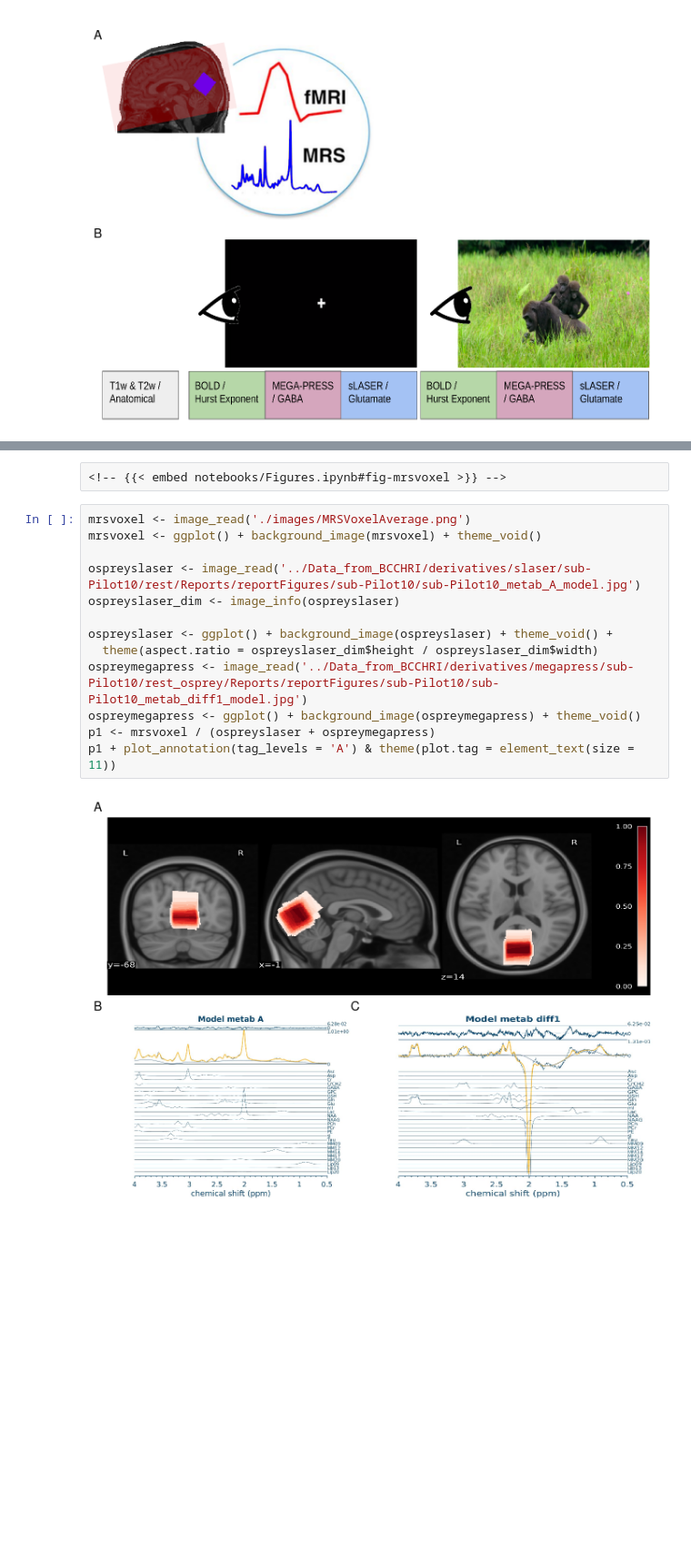
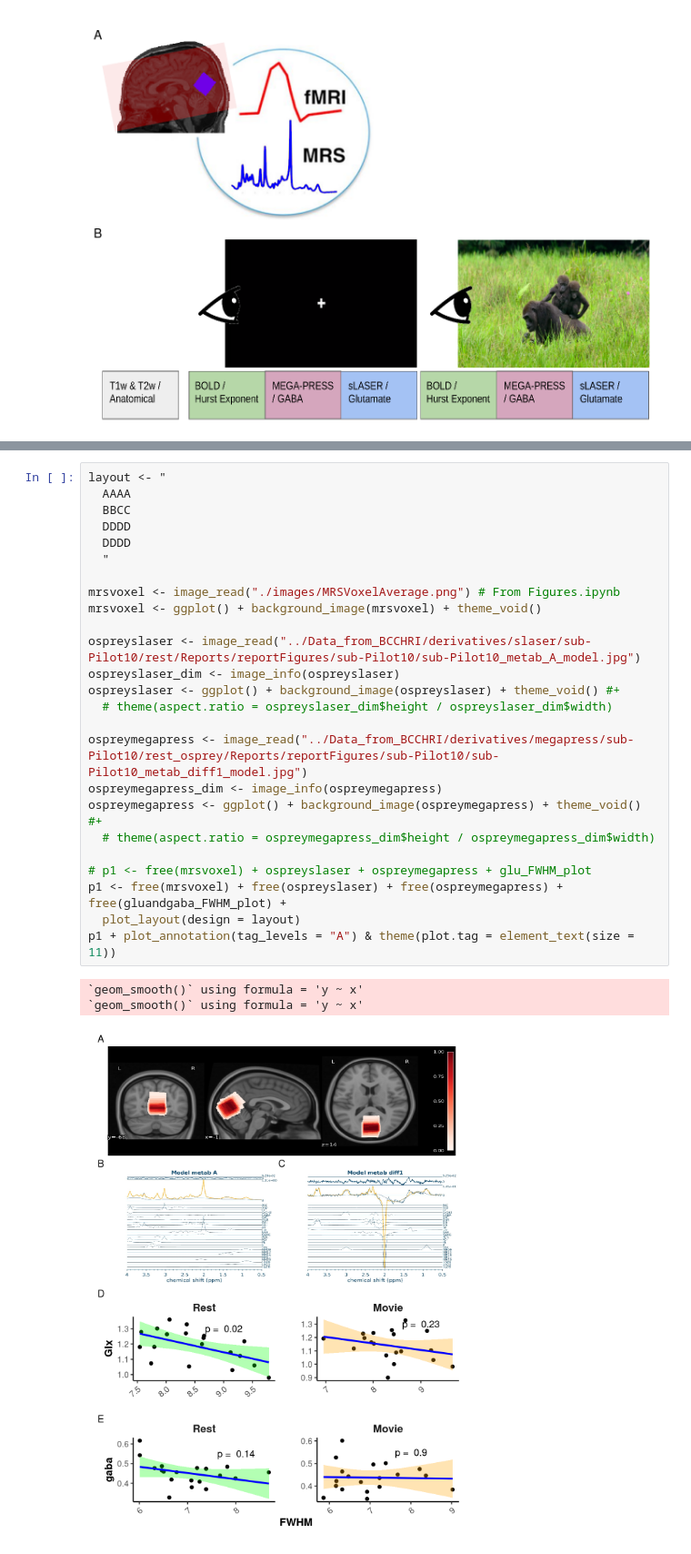
Before and after one commit to WeberLab/EI_Hurst_Manuscript, a Jupyter notebook: index.embed.ipynb, the cells around one changed output, grey strips where cells are left out. Shown at 91% size. Cells and saved outputs as stored; diff of their text form; blank space fills up the shorter version.

```diff
--- a/index.embed.ipynb
+++ b/index.embed.ipynb
@@ -188,17 +181,29 @@ An average of all MRS voxel placements can be seen in @fig-mrsquality A.
-# %% [raw]
-<!-- {{< embed notebooks/Figures.ipynb#fig-mrsvoxel >}} -->
 # %%
-mrsvoxel <- image_read('./images/MRSVoxelAverage.png')
+layout <- "
+  AAAA
+  BBCC
+  DDDD
+  DDDD
+  "
+
+mrsvoxel <- image_read("./images/MRSVoxelAverage.png") # From Figures.ipynb
 mrsvoxel <- ggplot() + background_image(mrsvoxel) + theme_void()
 
-ospreyslaser <- image_read('../Data_from_BCCHRI/derivatives/slaser/sub-Pilot10/rest/Reports/reportFigures/sub-Pilot10/sub-Pilot10_metab_A_model.jpg')
+ospreyslaser <- image_read("../Data_from_BCCHRI/derivatives/slaser/sub-Pilot10/rest/Reports/reportFigures/sub-Pilot10/sub-Pilot10_metab_A_model.jpg")
 ospreyslaser_dim <- image_info(ospreyslaser)
+ospreyslaser <- ggplot() + background_image(ospreyslaser) + theme_void() #+
+  # theme(aspect.ratio = ospreyslaser_dim$height / ospreyslaser_dim$width)
 
-ospreyslaser <- ggplot() + background_image(ospreyslaser) + theme_void() +
-  theme(aspect.ratio = ospreyslaser_dim$height / ospreyslaser_dim$width)
-ospreymegapress <- image_read('../Data_from_BCCHRI/derivatives/megapress/sub-Pilot10/rest_osprey/Reports/reportFigures/sub-Pilot10/sub-Pilot10_metab_diff1_model.jpg')
-ospreymegapress <- ggplot() + background_image(ospreymegapress) + theme_void()
-p1 <- mrsvoxel / (ospreyslaser + ospreymegapress)
-p1 + plot_annotation(tag_levels = 'A') & theme(plot.tag = element_text(size = 11))
+ospreymegapress <- image_read("../Data_from_BCCHRI/derivatives/megapress/sub-Pilot10/rest_osprey/Reports/reportFigures/sub-Pilot10/sub-Pilot10_metab_diff1_model.jpg")
+ospreymegapress_dim <- image_info(ospreymegapress)
+ospreymegapress <- ggplot() + background_image(ospreymegapress) + theme_void() #+
+  # theme(aspect.ratio = ospreymegapress_dim$height / ospreymegapress_dim$width)
+
+# p1 <- free(mrsvoxel) + ospreyslaser + ospreymegapress + glu_FWHM_plot
+p1 <- free(mrsvoxel) + free(ospreyslaser) + free(ospreymegapress) + free(gluandgaba_FWHM_plot) +
+  plot_layout(design = layout)
+p1 + plot_annotation(tag_levels = "A") & theme(plot.tag = element_text(size = 11))
 # %% [output]
+`geom_smooth()` using formula = 'y ~ x'
+`geom_smooth()` using formula = 'y ~ x'
-[figure, old version]
+[figure, new version]
```
Also changed, not shown: parts of 15 cells of this notebook, 53 other files.
